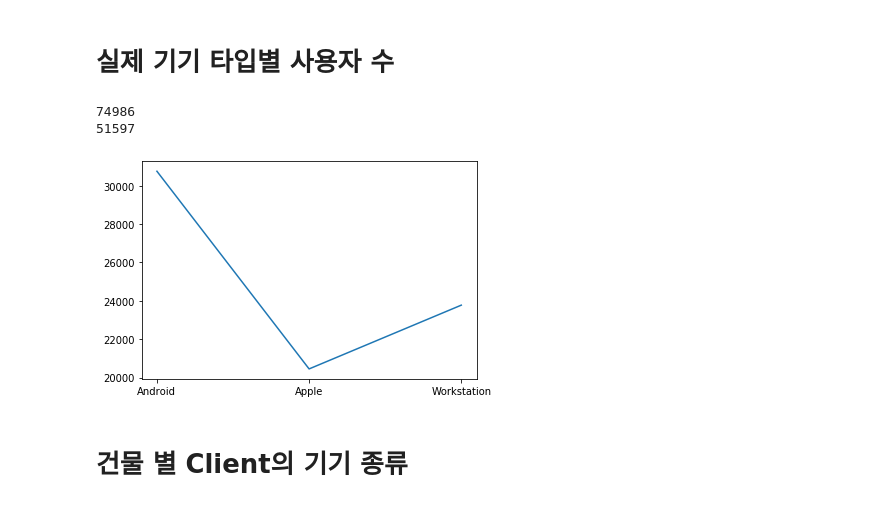
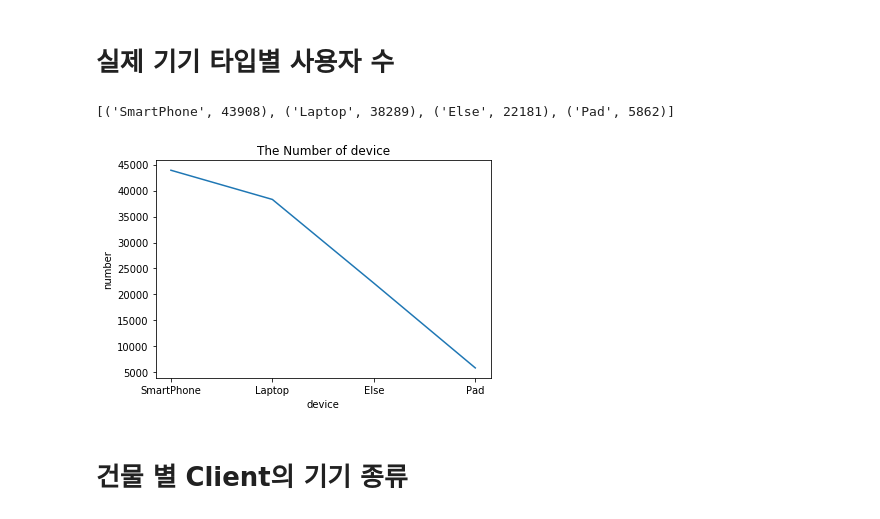
Before and after one commit to leeEunJooo/NetworkAssociation, a Jupyter notebook: view_data-huiung.ipynb, the cells around one changed output. Cells and saved outputs as stored; diff of their text form; code cells hidden in the pictures.

```diff
--- a/view_data-huiung.ipynb
+++ b/view_data-huiung.ipynb
@@ -115,46 +152,46 @@ plt.plot(dkeys, dvalues)
 # 실제 기기 타입별 사용자 수
 # %%
 s = []
+idx = 0
 #for idx, val in enumerate(data['Client.1']):
 #    s.append(str(data['Client.8'][idx])+str(val))
-for idx, val in data[['Client.1', 'Client.8']].iterrows():
-    s.append(str(val['Client.1'])+ str(val['Client.8']))
+for i in data.index:
+    s.append( str(data.at[i, 'Client.4'])+str(data.at[i, 'Client.6']))
-# %%
-ss = set(s)
-print(len(ss))
-cnt = dict()
-
-cnt['Android'] = 0
-cnt['Apple'] = 0
-cnt['Workstation'] = 0
-
-for t in ss:
-    if 'Workstation' in t:
-        cnt['Workstation'] = cnt['Workstation']+1
-    elif'Apple' in t or 'iPad' in t or 'iPhone' in t :
-        cnt['Apple'] = cnt['Apple']+1
-    else :
-        cnt['Android'] = cnt['Android']+1
-
-
-dkeys = []
-dvalues = []
-
-for key,value in cnt.items():
-    dkeys.append(key)
-    dvalues.append(value)
-
-plt.plot(dkeys, dvalues)
-
-a = data['Client.1'].drop_duplicates()
-print(len(a))
-
-#실제 기기수는 Apple 제품이 가장 적은 것으로 나옴.  #동일 맥 라벨인데 End Point가 다른 경우가 있음 - Why?
-#실제 맥라벨의 개수는 48851개지만 <맥, End Point> 조합은 74986개
-# %% [output]
-74986
-51597
-[figure, removed]
+# %%
+ss = set(s)
+cnt = dict()
+
+x = dict()
+x['Laptop'] = 0
+x['SmartPhone'] = 0
+x['Pad'] = 0
+x['Else'] = 0
+
+for t in ss:
+    if 'Workstation' in t:
+        x['Laptop'] = x['Laptop']+1
+    elif 'Android' in t or 'Phone' in t or 'Samsung' in t:
+        x['SmartPhone'] = x['SmartPhone']+1
+    elif 'Pad' in t:
+        x['Pad'] = x['Pad']+1
+    else:
+        x['Else'] = x['Else']+1
+
+
+
+lists = sorted(x.items(), key=(lambda x:x[1]), reverse=True)
+a, b = zip(*lists)
+
+print(lists)
+plt.plot(a,b)
+#plt.text('Else', 6000000, '               Total number=9775563')
+plt.xlabel('device')
+plt.ylabel('number')
+plt.title("The Number of device")
+plt.show()
+# %% [output]
+[('SmartPhone', 43908), ('Laptop', 38289), ('Else', 22181), ('Pad', 5862)]
+[figure, added]
 # %% [markdown]
 # 건물 별 Client의 기기 종류
 # %%
```
Also changed, not shown: parts of 8 cells of this notebook.
